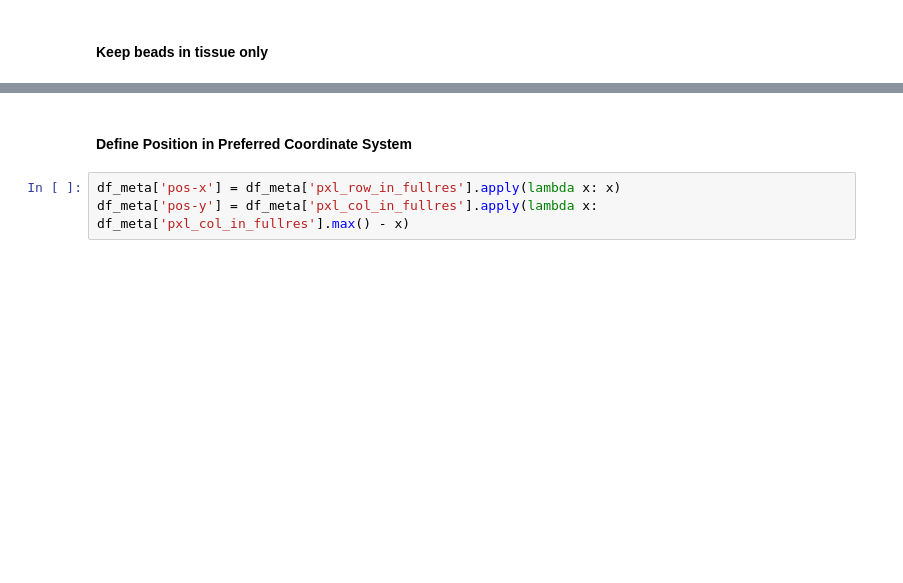
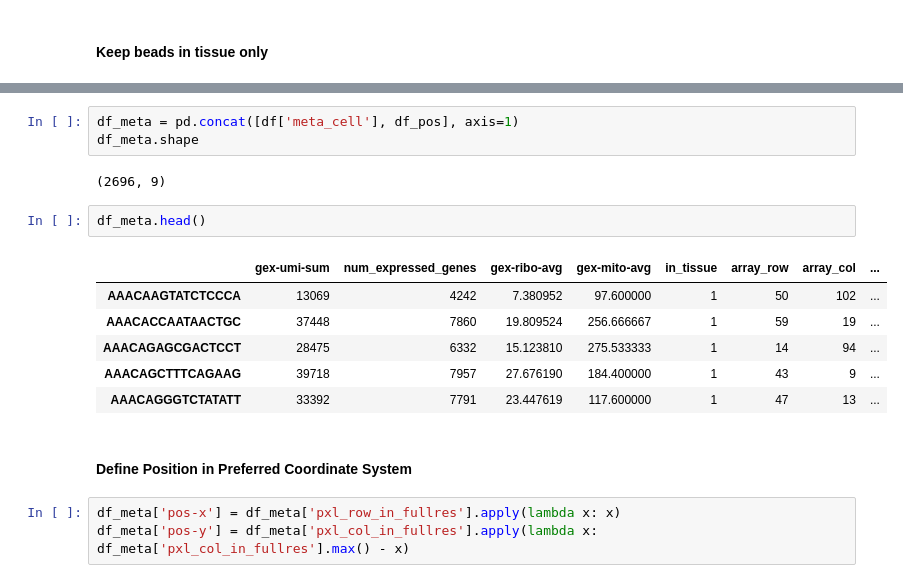
Before and after one commit to ismms-himc/visium-clustergrammer2, a Jupyter notebook: notebooks/0.1.0_Load_Visium_Data.ipynb, the cells around one changed output, grey strips where cells are left out. Saved outputs shown, nothing was run; the diff lists cells and outputs as text; blank space fills up the shorter version.

```diff
--- a/notebooks/0.1.0_Load_Visium_Data.ipynb
+++ b/notebooks/0.1.0_Load_Visium_Data.ipynb
@@ -93,3 +94,17 @@ df_meta.shape
+# %%
+df_meta = pd.concat([df['meta_cell'], df_pos], axis=1)
+df_meta.shape
+# %% [output]
+(2696, 9)
+# %%
+df_meta.head()
+# %% [output]
+|  | gex-umi-sum | num_expressed_genes | gex-ribo-avg | gex-mito-avg | in_tissue | array_row | array_col | ... |
+| AAACAAGTATCTCCCA | 13069 | 4242 | 7.380952 | 97.600000 | 1 | 50 | 102 | ... |
+| AAACACCAATAACTGC | 37448 | 7860 | 19.809524 | 256.666667 | 1 | 59 | 19 | ... |
+| AAACAGAGCGACTCCT | 28475 | 6332 | 15.123810 | 275.533333 | 1 | 14 | 94 | ... |
+| AAACAGCTTTCAGAAG | 39718 | 7957 | 27.676190 | 184.400000 | 1 | 43 | 9 | ... |
+| AAACAGGGTCTATATT | 33392 | 7791 | 23.447619 | 117.600000 | 1 | 47 | 13 | ... |
 # %% [markdown]
 #### Define Position in Preferred Coordinate System
 # %%
```
Also changed, not shown: parts of 16 cells of this notebook.
